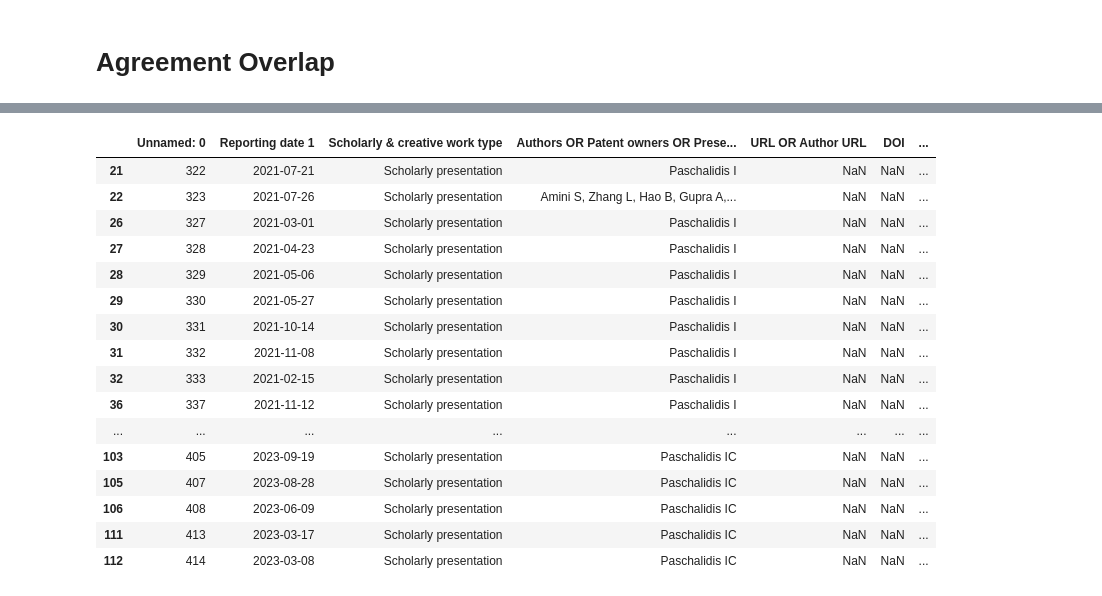
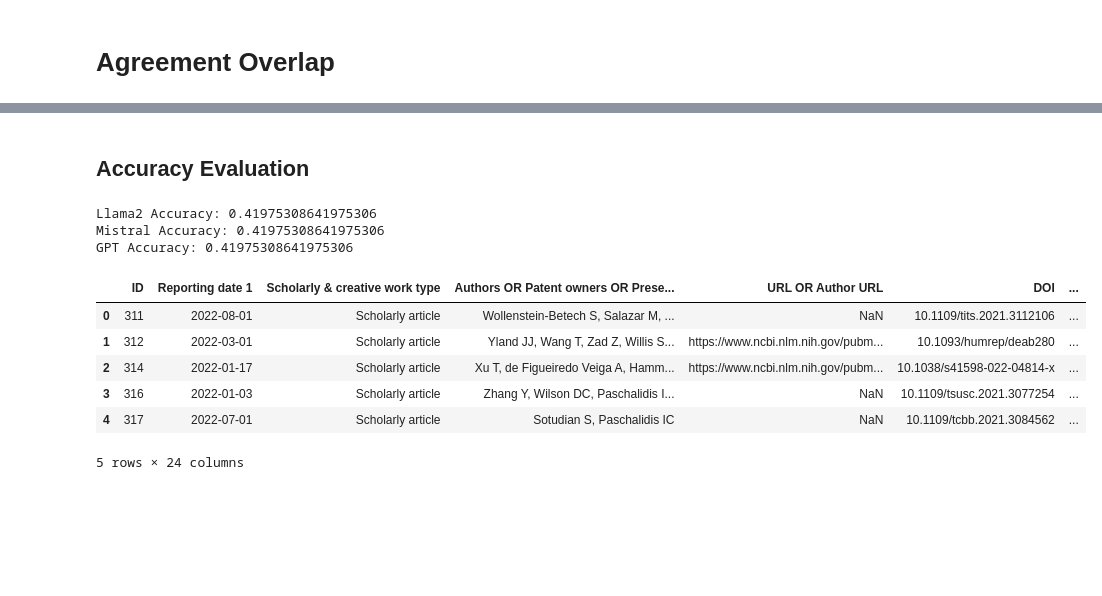
Before and after one commit to hicsail/far-frp, a Jupyter notebook: explore/matching.ipynb, the cells around one changed output, grey strips where cells are left out. Cells and saved outputs as stored; diff of their text form; code cells hidden in the pictures; blank space fills up the shorter version.

Commit message:
Get accuracy measurements for the different models

```diff
--- a/explore/matching.ipynb
+++ b/explore/matching.ipynb
@@ -303,20 +305,0 @@ llama2[llama2['Part of FRP'] == True]
-# %%
-mistral[mistral['Part of FRP'] == True]
-# %% [output]
-|  | Unnamed: 0 | Reporting date 1 | Scholarly & creative work type | Authors OR Patent owners OR Prese... | URL OR Author URL | DOI | ... |
-| 21 | 322 | 2021-07-21 | Scholarly presentation | Paschalidis I | NaN | NaN | ... |
-| 22 | 323 | 2021-07-26 | Scholarly presentation | Amini S, Zhang L, Hao B, Gupra A,... | NaN | NaN | ... |
-| 26 | 327 | 2021-03-01 | Scholarly presentation | Paschalidis I | NaN | NaN | ... |
-| 27 | 328 | 2021-04-23 | Scholarly presentation | Paschalidis I | NaN | NaN | ... |
-| 28 | 329 | 2021-05-06 | Scholarly presentation | Paschalidis I | NaN | NaN | ... |
-| 29 | 330 | 2021-05-27 | Scholarly presentation | Paschalidis I | NaN | NaN | ... |
-| 30 | 331 | 2021-10-14 | Scholarly presentation | Paschalidis I | NaN | NaN | ... |
-| 31 | 332 | 2021-11-08 | Scholarly presentation | Paschalidis I | NaN | NaN | ... |
-| 32 | 333 | 2021-02-15 | Scholarly presentation | Paschalidis I | NaN | NaN | ... |
-| 36 | 337 | 2021-11-12 | Scholarly presentation | Paschalidis I | NaN | NaN | ... |
-| ... | ... | ... | ... | ... | ... | ... | ... |
-| 103 | 405 | 2023-09-19 | Scholarly presentation | Paschalidis IC | NaN | NaN | ... |
-| 105 | 407 | 2023-08-28 | Scholarly presentation | Paschalidis IC | NaN | NaN | ... |
-| 106 | 408 | 2023-06-09 | Scholarly presentation | Paschalidis IC | NaN | NaN | ... |
-| 111 | 413 | 2023-03-17 | Scholarly presentation | Paschalidis IC | NaN | NaN | ... |
-| 112 | 414 | 2023-03-08 | Scholarly presentation | Paschalidis IC | NaN | NaN | ... |
@@ -324,0 +306,31 @@ chatgpt[chatgpt['Part of FRP'] == True]
+# %% [markdown]
+## Accuracy Evaluation
+# %%
+accuracy = merged.copy()
+accuracy['llama_correct'] = accuracy['Part of FRP_llama'] == accuracy['Part of FRP_correct']
+accuracy['mistral_correct'] = accuracy['Part of FRP_mistral'] == accuracy['Part of FRP_correct']
+accuracy['gpt_correct'] = accuracy['Part of FRP_chatgpt'] == accuracy['Part of FRP_correct']
+
+num_elements = len(merged.index)
+num_elements
+
+llama_accuracy = accuracy['llama_correct'].sum() / num_elements
+mistral_accuracy = accuracy['mistral_correct'].sum() / num_elements
+gpt_accuracy = accuracy['gpt_correct'].sum() / num_elements
+
+print('Llama2 Accuracy: {}'.format(llama_accuracy))
+print('Mistral Accuracy: {}'.format(mistral_accuracy))
+print('GPT Accuracy: {}'.format(gpt_accuracy))
+
+accuracy.head()
+# %% [output]
+Llama2 Accuracy: 0.41975308641975306
+Mistral Accuracy: 0.41975308641975306
+GPT Accuracy: 0.41975308641975306
+|  | ID | Reporting date 1 | Scholarly & creative work type | Authors OR Patent owners OR Prese... | URL OR Author URL | DOI | ... |
+| 0 | 311 | 2022-08-01 | Scholarly article | Wollenstein-Betech S, Salazar M, ... | NaN | 10.1109/tits.2021.3112106 | ... |
+| 1 | 312 | 2022-03-01 | Scholarly article | Yland JJ, Wang T, Zad Z, Willis S... | https://www.ncbi.nlm.nih.gov/pubm... | 10.1093/humrep/deab280 | ... |
+| 2 | 314 | 2022-01-17 | Scholarly article | Xu T, de Figueiredo Veiga A, Hamm... | https://www.ncbi.nlm.nih.gov/pubm... | 10.1038/s41598-022-04814-x | ... |
+| 3 | 316 | 2022-01-03 | Scholarly article | Zhang Y, Wilson DC, Paschalidis I... | NaN | 10.1109/tsusc.2021.3077254 | ... |
+| 4 | 317 | 2022-07-01 | Scholarly article | Sotudian S, Paschalidis IC | NaN | 10.1109/tcbb.2021.3084562 | ... |
+5 rows × 24 columns
```
Also changed, not shown: parts of 6 cells of this notebook.
